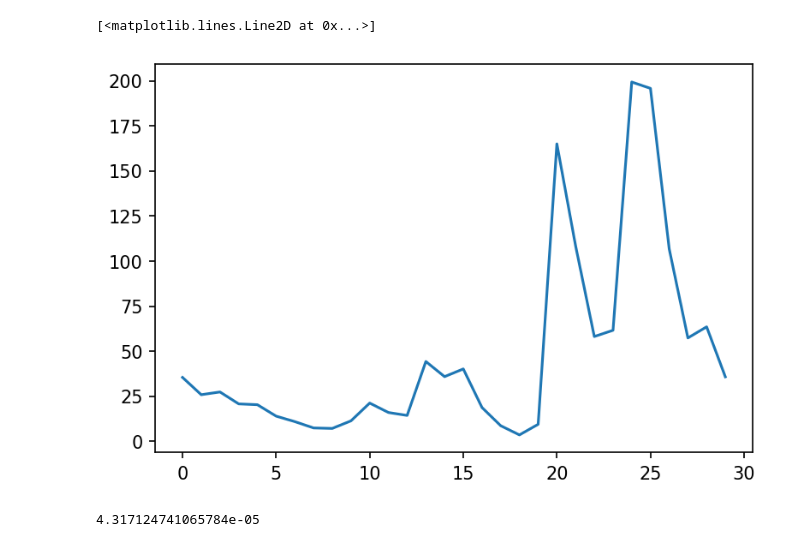
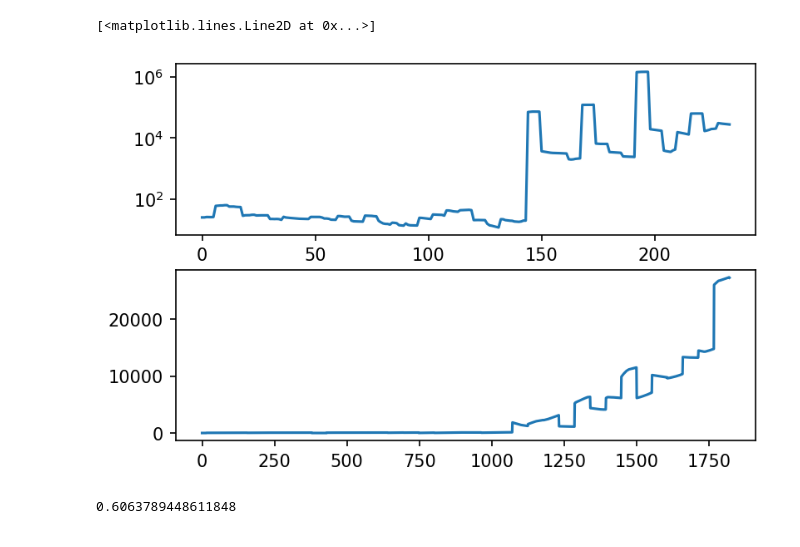
Before and after one commit to LeonSteiner/Bomberman_RL, a Jupyter notebook: agent_code/my_agent/metrics/Untitled.ipynb, the cells around one changed output. Saved outputs shown, nothing was run; the diff lists cells and outputs as text; code cells hidden in the pictures.

```diff
--- a/agent_code/my_agent/metrics/Untitled.ipynb
+++ b/agent_code/my_agent/metrics/Untitled.ipynb
@@ -1,22 +1,29 @@
 # %%
 import numpy as np
 import matplotlib.pyplot as plt
-# %%
-losses = []
-for i in range(30):
-    dummy = np.load('loss{}.npy'.format(i+1))
-    losses.append(np.mean(dummy))
-# %%
-plt.figure(dpi=150)
-plt.plot(losses)
-#plt.yscale('log')
-# %% [output]
-[<matplotlib.lines.Line2D at 0x...>]
-[figure, removed]
+# %%
+losses = []
+losses2 = []
+Qs = []
+for i in range(1,81//2):
+    dummy = np.load('loss{}.npy'.format(i*15))
+    dummyQ = np.load('Q{}.npy'.format(i*15))
+    losses.extend([np.mean(dummy[j: j+100]) for j in range(len(dummy)//100)])
+    losses2.extend(dummy)
+    Qs.extend([np.mean(dummyQ[j: j+100]) for j in range(len(dummyQ)//100)])
+    #print()
+# %%
+fig, axs = plt.subplots(2, 1, dpi=150)
+axs[0].plot(losses)
+axs[0].set_yscale('log')
+axs[1].plot(Qs)
+# %% [output]
+[<matplotlib.lines.Line2D at 0x...>]
+[figure, added]
 # %%
 dum = 1
-for i in range(1000):
-    dum *= .99
+for i in range(500):
+    dum *= .999
 print(dum)
 # %% [output]
-4.317124741065784e-05
+0.6063789448611848
```
Also changed, not shown: 5 other files.
